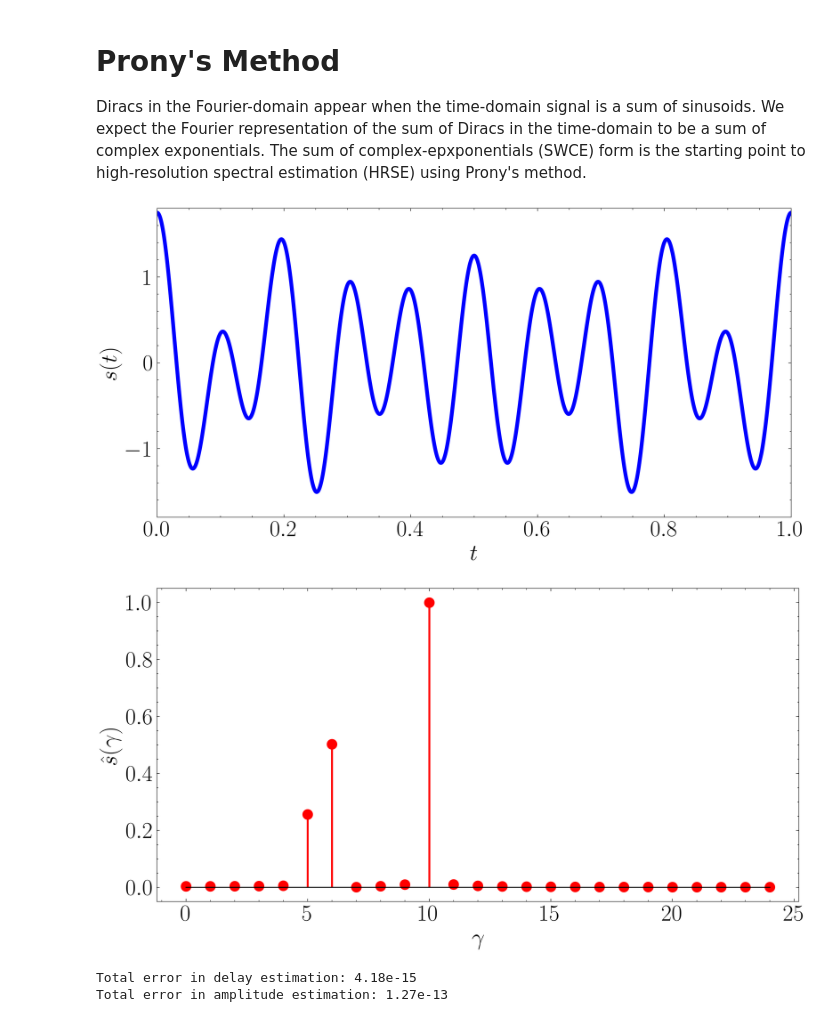
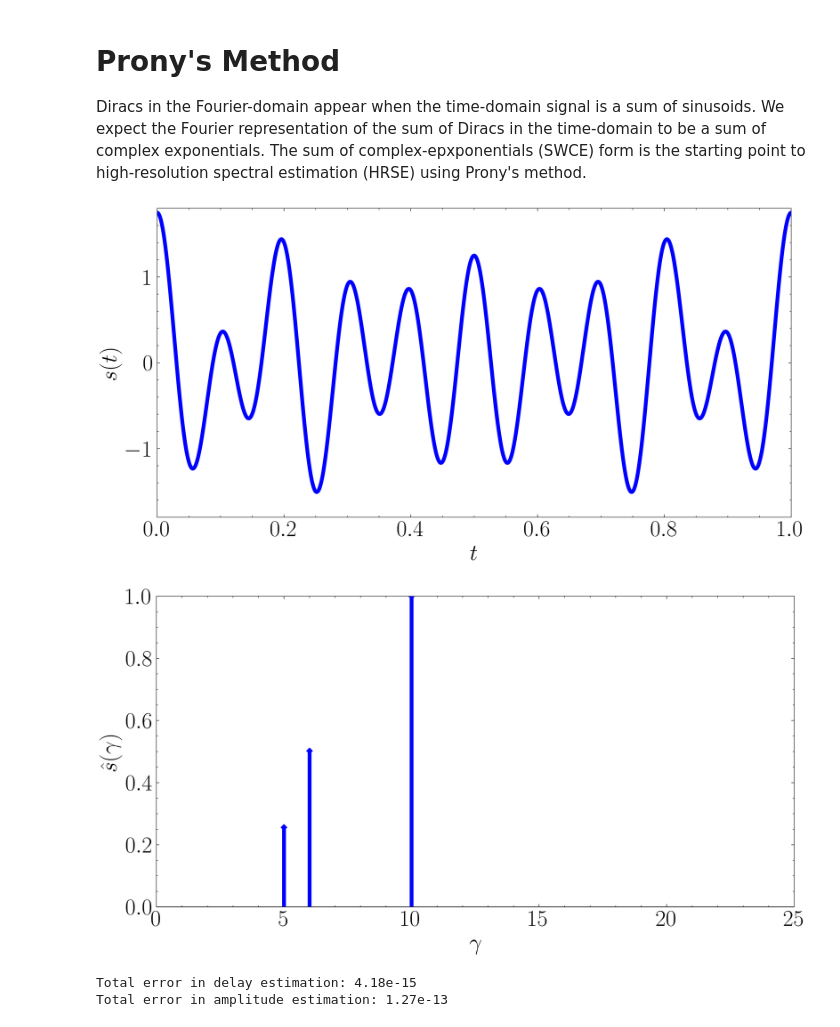
Before and after one commit to kamath-abhijith/FRI_Toolbox, a Jupyter notebook: src/vetterli_2002.ipynb, the cells around one changed output. Cells and saved outputs as stored; diff of their text form; code cells hidden in the pictures.

```diff
--- a/src/vetterli_2002.ipynb
+++ b/src/vetterli_2002.ipynb
@@ -65,9 +65,9 @@ samples_unif = np.inner(ak, fri_utils.dirichlet(tk_grid - tl_grid, B, TAU))
 # %%
 # %% PLOT SAMPLING KERNEL
 
-t_kernel = np.linspace(-1,1,10000)
-sampling_kernel = fri_utils.dirichlet(np.linspace(-1,1,10000), B, TAU)
+t_kernel = np.linspace(-.5,.5,10000)
+sampling_kernel = fri_utils.dirichlet(t_kernel, B, TAU)
 fri_utils.plot_signal(t_kernel, sampling_kernel, line_width=4,
-    xlimits=[-1,1], ylimits=[-.3,1.25], xaxis_label=r'$t$', yaxis_label=r'$g(t)$',
+    xlimits=[-.5,.5], ylimits=[-.3,1.25], xaxis_label=r'$t$', yaxis_label=r'$g(t)$',
     show=True, save=path+'dirichletKernel')
 # %% [output]
@@ -115,47 +115,54 @@ Diracs in the Fourier-domain appear when the time-domain signal is a sum of sinu
 # %%
 cosine = lambda A, f, t: A*np.cos(2*np.pi*f*t)
 
 sum_of_sines = cosine(.25, 5, t_continuous) + cosine(.5, 6, t_continuous) \
             + cosine(1., 10, t_continuous)
 
 def plot_spec(x, Fs, max_freq=None, ax=None, plot_colour='blue',
               xaxis_label=None, yaxis_label=None, legend_label=None):
-    if ax is None:
-        fig = plt.figure(figsize=(12,6))
-        ax = plt.gca()
+    # if ax is None:
+    #     fig = plt.figure(figsize=(12,6))
+    #     ax = plt.gca()
 
     C = int(len(x) / 2)
     if max_freq:
         C = int(C * max_freq / float(Fs) * 2)
     X = np.abs(np.fft.fft(x)[0:C]) / 500
     N = Fs * np.arange(0,C) / len(x);
 
-    markerline, stemlines, baseline = plt.stem(N, X, label=legend_label)
-    plt.setp(stemlines, linewidth=2, color=plot_colour)
-    plt.setp(markerline, marker='o', linewidth=2,
-        markersize=10, markerfacecolor=plot_colour,
-        mec=plot_colour)
-    plt.setp(baseline, linewidth=1, color='k')
+    # markerline, stemlines, baseline = plt.stem(N, X, label=legend_label)
+    # plt.setp(stemlines, linewidth=2, color=plot_colour)
+    # plt.setp(markerline, marker='o', linewidth=2,
+    #     markersize=10, markerfacecolor=plot_colour,
+    #     mec=plot_colour)
+    # plt.setp(baseline, linewidth=1, color='k')
 
-    plt.xlabel(xaxis_label)
-    plt.ylabel(yaxis_label)
-    if legend_label:
-        plt.legend(ncol=3, loc="upper right", frameon=True,
-                   framealpha=0.8, facecolor='white')
+    # plt.xlabel(xaxis_label)
+    # plt.ylabel(yaxis_label)
+    # if legend_label:
+    #     plt.legend(ncol=3, loc="upper right", frameon=True,
+    #                framealpha=0.8, facecolor='white')
 
-    plt.savefig(path+'diracsInFourierDomain' + '.pdf', format='pdf')
+    # plt.savefig(path+'diracsInFourierDomain' + '.pdf', format='pdf')
 
-    return
+    return N, X
 
 fri_utils.plot_signal(t_continuous, sum_of_sines, line_width=4, xaxis_label=r'$t$',
     yaxis_label=r'$s(t)$', xlimits=[0,1], ylimits=[-1.8,1.8],
     save=path+'sumOfSines')
 
-plot_spec(sum_of_sines, len(t_continuous), max_freq=25, plot_colour='red',
+plt.figure(figsize=(12,6))
+ax = plt.gca()
+freqz = np.array([5,6,10])
+N, X = plot_spec(sum_of_sines, len(t_continuous), max_freq=25, plot_colour='red',
           xaxis_label=r"$\gamma$", yaxis_label=r'$\hat s(\gamma)$')
+fri_utils.plot_diracs(N[freqz], X[freqz], ax=ax, xaxis_label=r"$\gamma$", line_width=4,
+    yaxis_label=r'$\hat s(\gamma)$', marker_style='D', xlimits=[0,25], ylimits=[-0,1],
+    save=path+'diracsInFourierDomain')
+fri_utils.plot_hline(0, ax=ax)
 # %% [output]
 [figure]
-[figure, old version]
+[figure, new version]
 # %%
 # %% SIGNAL RECOVERY
 
```
Also changed, not shown: parts of 1 cell of this notebook, 4 other files.
